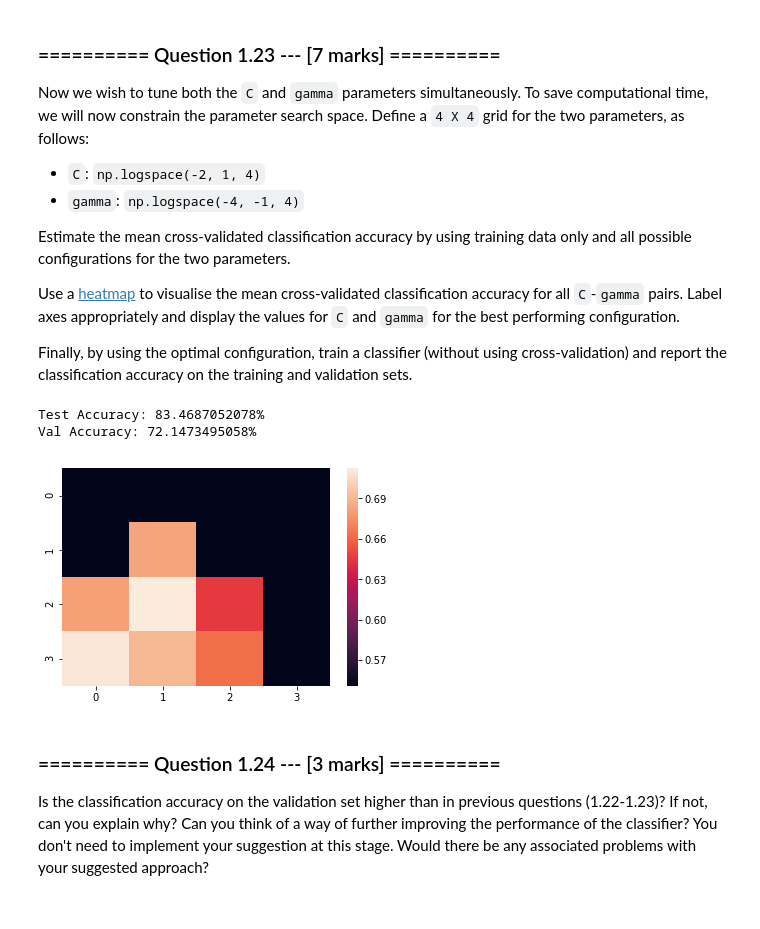
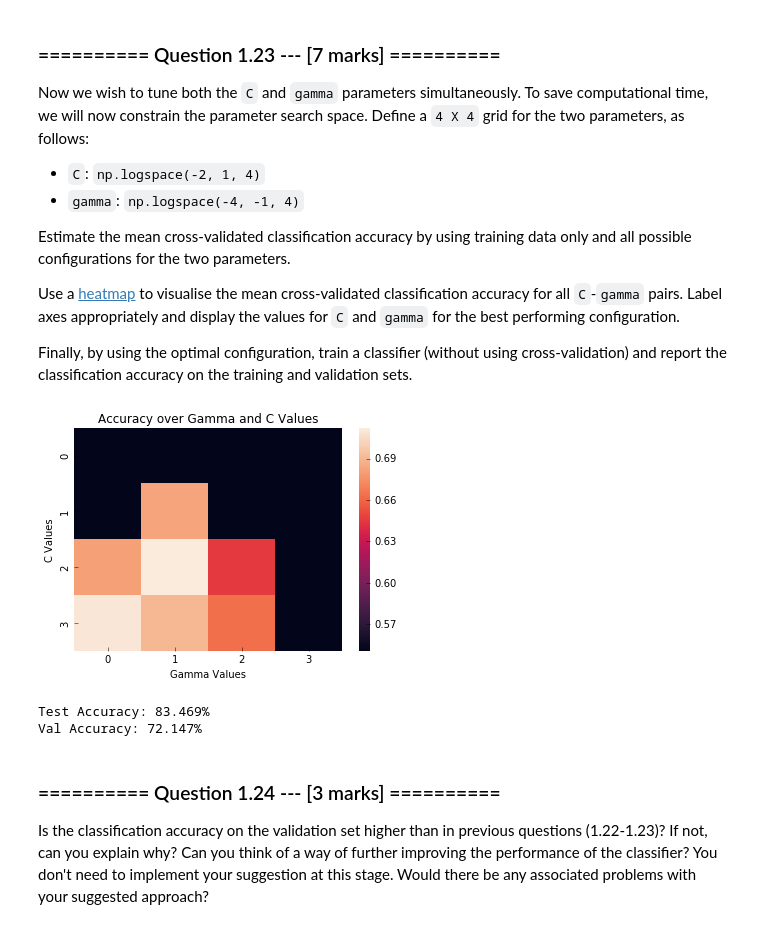
Before and after one commit to hirshagarwal/iaml2017, a Jupyter notebook: 07_Assignment_3.ipynb, the cells around one changed output. Cells and saved outputs as stored; diff of their text form; code cells hidden in the pictures.

```diff
--- a/07_Assignment_3.ipynb
+++ b/07_Assignment_3.ipynb
@@ -573,33 +571,38 @@ Finally, by using the optimal configuration, train a classifier (without using c
 # %%
 search_space_c = np.logspace(-2, 1, 4)
 search_space_gamma = np.logspace(-4, -1, 4)
 mean_accuracy = np.zeros((search_space_c.shape[0], search_space_gamma.shape[0]))
 for i in range(search_space_c.shape[0]):
     for j in range(search_space_gamma.shape[0]):
         rbf_optimized = svm.SVC(kernel='rbf', C=search_space_c[i], gamma=search_space_gamma[j])
         for train, test in kf.split(transf_x_tr):
             rbf_optimized.fit(transf_x_tr[train], y_tr[train])
             pred = rbf_optimized.predict(transf_x_tr[test])
             accuracy = (pred == y_tr[test]).sum()/y_tr[test].shape[0]
             mean_accuracy[i, j] += accuracy
 mean_accuracy = mean_accuracy/3
 sns.heatmap(mean_accuracy)
+plt.title('Accuracy over Gamma and C Values')
+plt.xlabel('Gamma Values')
+plt.ylabel('C Values')
+plt.show()
 # Calculate optimal
 max_value = np.unravel_index(np.argmax(mean_accuracy), mean_accuracy.shape)
 best_c = search_space_c[max_value[0]]
 best_gamma = search_space_gamma[max_value[1]]
 rbf_optimal = svm.SVC(kernel='rbf', C=best_c, gamma=best_gamma)
 rbf_optimal.fit(transf_x_tr, y_tr)
 pred_train = rbf_optimal.predict(transf_x_tr)
 accuracy_train = (pred_train == y_tr).sum()/y_tr.shape[0]
 pred_val = rbf_optimal.predict(transf_x_val)
 accuracy_val = (pred_val == y_val).sum()/y_val.shape[0]
-print("Test Accuracy: {}%".format(accuracy_train*100))
-print("Val Accuracy: {}%".format(accuracy_val*100))
+print("Test Accuracy: {}%".format(round(accuracy_train*100, DEC)))
+print("Val Accuracy: {}%".format(round(accuracy_val*100, DEC)))
+# TODO: Check Heatmap for Accuracy
 # %% [output]
+[figure, new version]
-Test Accuracy: 83.4687052078%
-Val Accuracy: 72.1473495058%
+Test Accuracy: 83.469%
+Val Accuracy: 72.147%
-[figure, old version]
 # %% [markdown]
 ### ========== Question 1.24 --- [3 marks] ==========
 Is the classification accuracy on the validation set higher than in previous questions (1.22-1.23)? If not, can you explain why? Can you think of a way of further improving the performance of the classifier? You don't need to implement your suggestion at this stage. Would there be any associated problems with your suggested approach?
```
Also changed, not shown: parts of 20 cells of this notebook.
